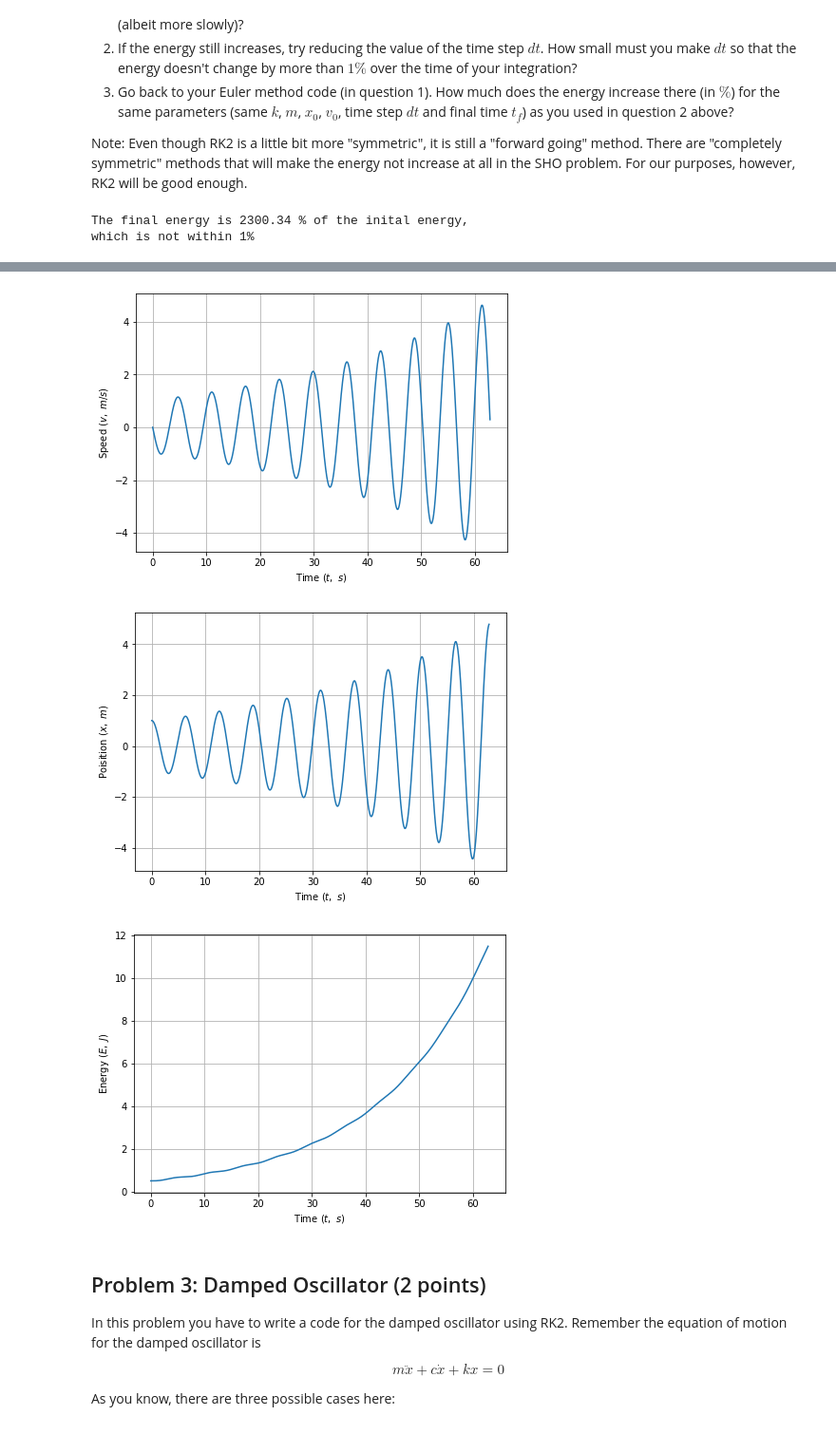
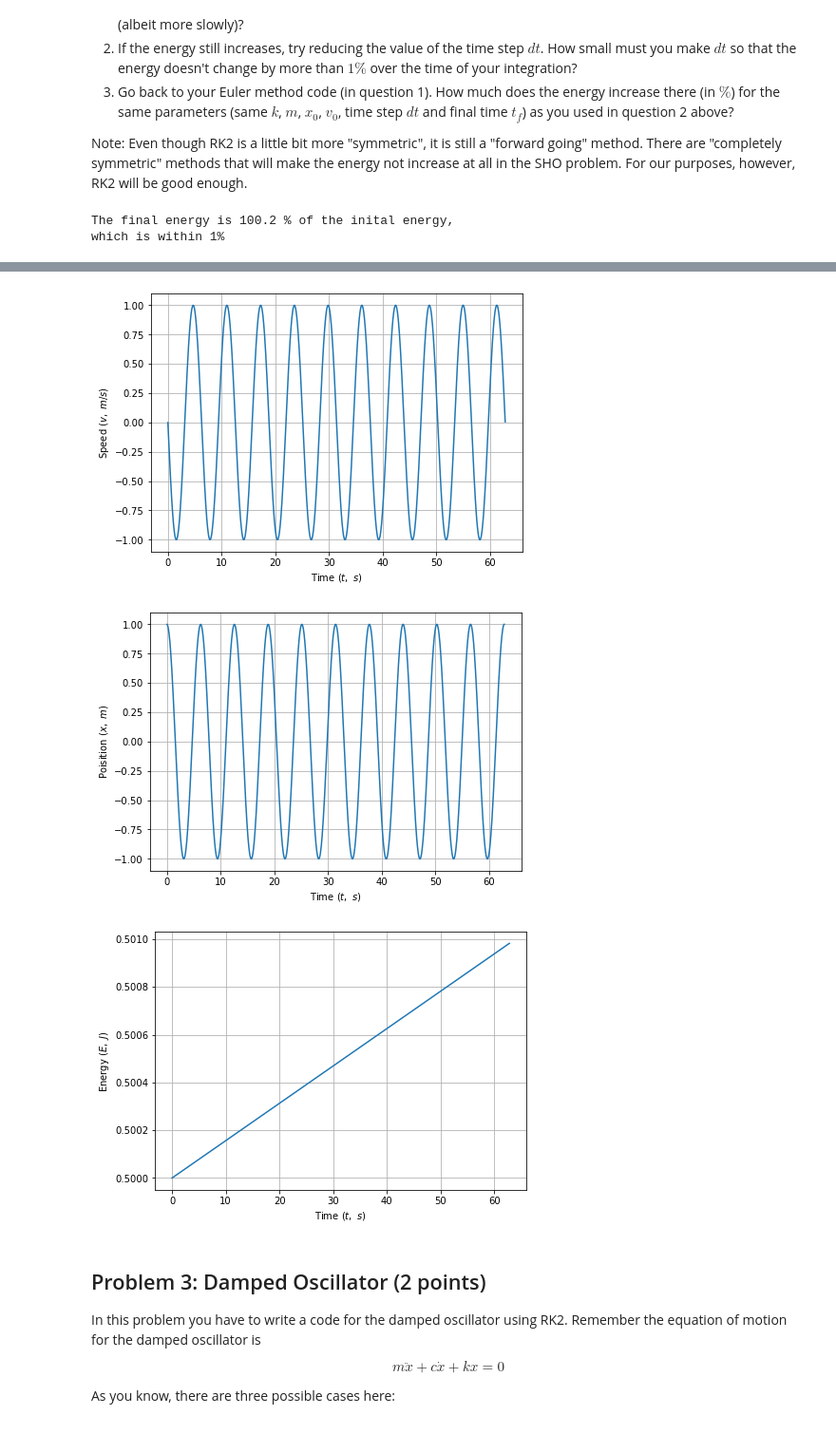
Before and after one commit to Youngposeidon/computational-mechanics-delivery, a Jupyter notebook: project2.ipynb, the cells around one changed output, grey strips where cells are left out. Shown at 95% size. Cells and saved outputs as stored; diff of their text form; code cells hidden in the pictures.

```diff
--- a/project2.ipynb
+++ b/project2.ipynb
@@ -187,7 +171,7 @@ xi[0] = x0
 for i in range(0, len(t) - 1):
     ai[i] = - k/m * xi[i] # 1
     xt = xi[i] + 0.5*vi[i]*dt # 3
-    vt = v[i] + 0.5*ai[i]*dt # 4
+    vt = vi[i] + 0.5*ai[i]*dt # 4
     at = - k/m * xt # 5
     xi[i+1] = xi[i] + dt * vt # 6
     vi[i+1] = vi[i] + dt * at # 7
@@ -210,5 +194,5 @@ if(99 < E[len(t) - 1]/E[0]*100 < 101):
 else:
     print("which is not within 1%")
 # %% [output]
-The final energy is 2300.34 % of the inital energy,
-which is not within 1%
+The final energy is 100.2 % of the inital energy,
+which is within 1%
@@ -216,6 +200,6 @@ which is not within 1%
-[figure, old version]
+[figure, new version]
-[figure, old version]
+[figure, new version]
-[figure, old version]
+[figure, new version]
 # %% [markdown]
 ## Problem 3: Damped Oscillator (2 points)
 
```
Also changed, not shown: parts of 7 cells of this notebook.
